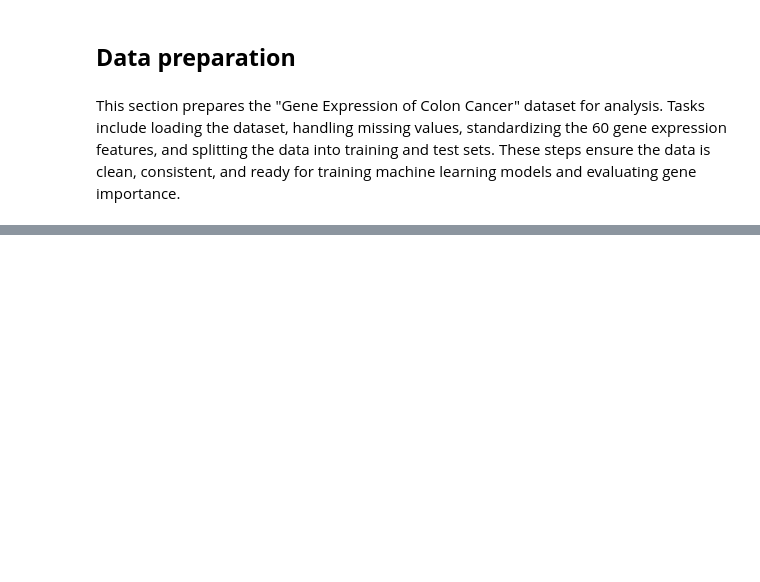
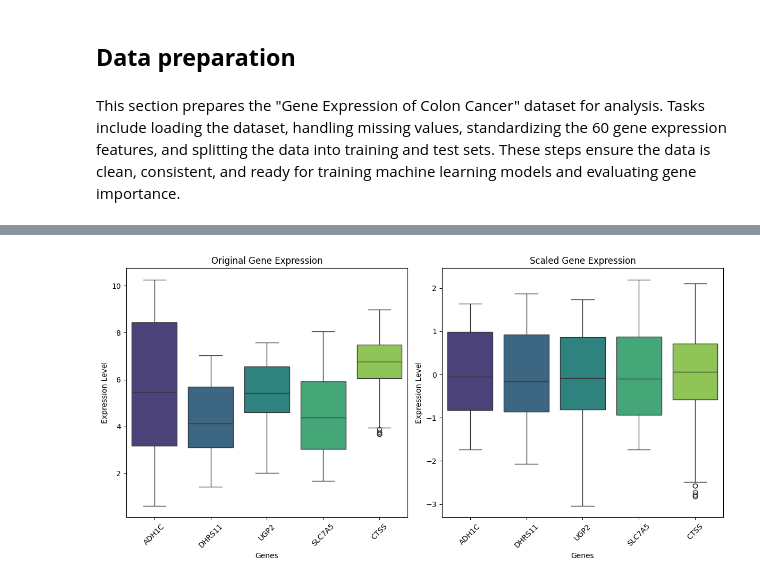
Before and after one commit to Laaliji/Colon-Cancer-Gene-Expression-Data-Classification-Analysis, a Jupyter notebook: Colon_Cancer_Gene_Expression_Analysis.ipynb, the cells around one changed output, grey strips where cells are left out. Cells and saved outputs as stored; diff of their text form; code cells hidden in the pictures; blank space fills up the shorter version.

```diff
--- a/Colon_Cancer_Gene_Expression_Analysis.ipynb
+++ b/Colon_Cancer_Gene_Expression_Analysis.ipynb
@@ -50,0 +325,31 @@ This section prepares the "Gene Expression of Colon Cancer" dataset for analysis
+# %%
+# Select original and scaled features
+original_features = data.drop(columns=["id_sample", "tissue_status"])
+scaled_features = X_train_scaled
+
+# Select a subset of genes for clarity (e.g., first 5)
+selected_genes = original_features.columns[:5].tolist()
+
+# Create subplots
+plt.figure(figsize=(12, 6))
+
+# Boxplot for original data
+plt.subplot(1, 2, 1)
+sns.boxplot(data=original_features[selected_genes], palette='viridis')
+plt.title("Original Gene Expression")
+plt.xlabel("Genes")
+plt.ylabel("Expression Level")
+plt.xticks(rotation=45)
+
+# Boxplot for scaled data
+plt.subplot(1, 2, 2)
+sns.boxplot(data=scaled_features[selected_genes], palette='viridis')
+plt.title("Scaled Gene Expression")
+plt.xlabel("Genes")
+plt.ylabel("Expression Level")
+plt.xticks(rotation=45)
+
+plt.tight_layout()
+plt.show()
+# %% [output]
+[figure, added]
```
Also changed, not shown: parts of 20 cells of this notebook.
